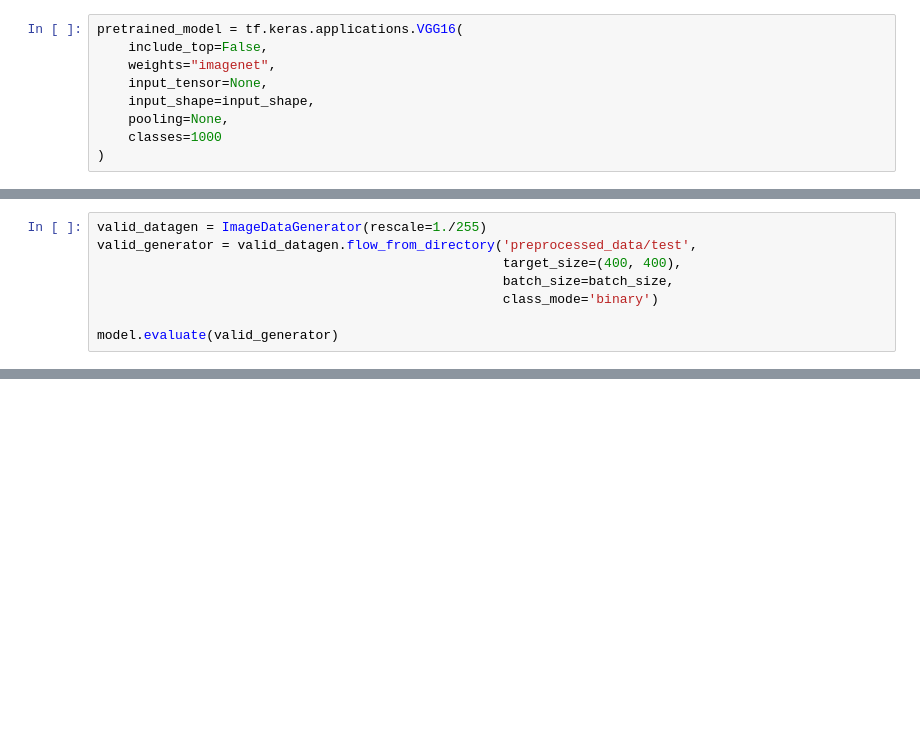
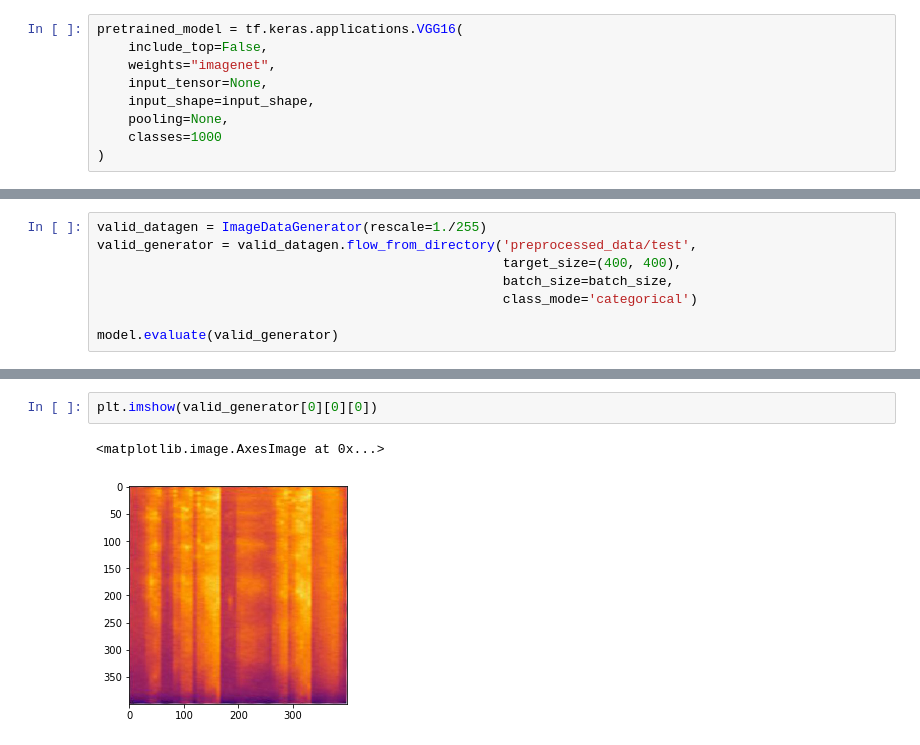
Before and after one commit to cho0h5/covid-cough, a Jupyter notebook: train.ipynb, the cells around one changed output, grey strips where cells are left out. Saved outputs shown, nothing was run; the diff lists cells and outputs as text; blank space fills up the shorter version.

```diff
--- a/train.ipynb
+++ b/train.ipynb
@@ -75,7 +89,7 @@ valid_datagen = ImageDataGenerator(rescale=1./255)
 valid_generator = valid_datagen.flow_from_directory('preprocessed_data/test',
                                                     target_size=(400, 400),
                                                     batch_size=batch_size,
-                                                    class_mode='binary')
+                                                    class_mode='categorical')
 
 model.evaluate(valid_generator)
 # %% [output]
@@ -94,0 +122,5 @@ print(len(prediction[np.where(prediction < 0.5)]))
+# %%
+plt.imshow(valid_generator[0][0][0])
+# %% [output]
+<matplotlib.image.AxesImage at 0x...>
+[figure, added]
```
Also changed, not shown: parts of 10 cells of this notebook.
